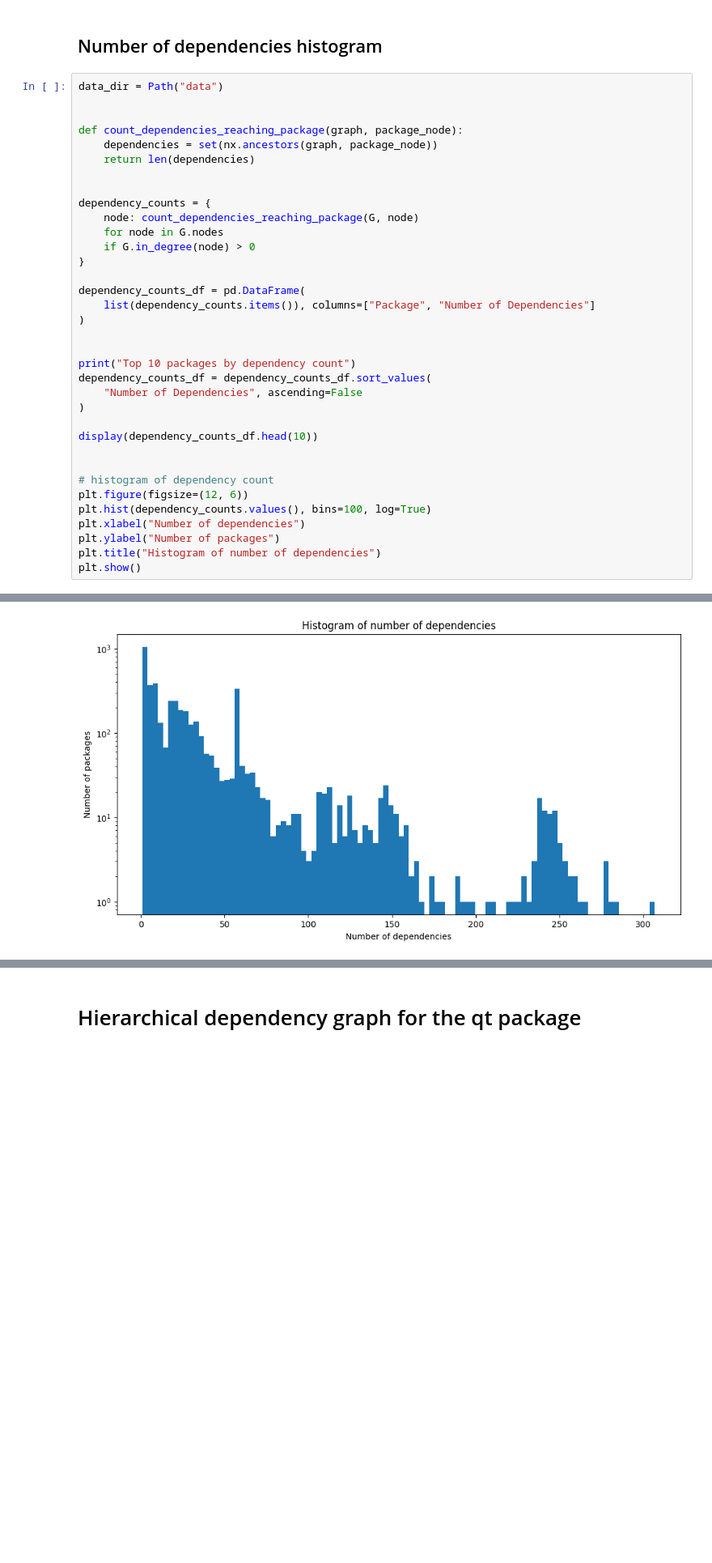
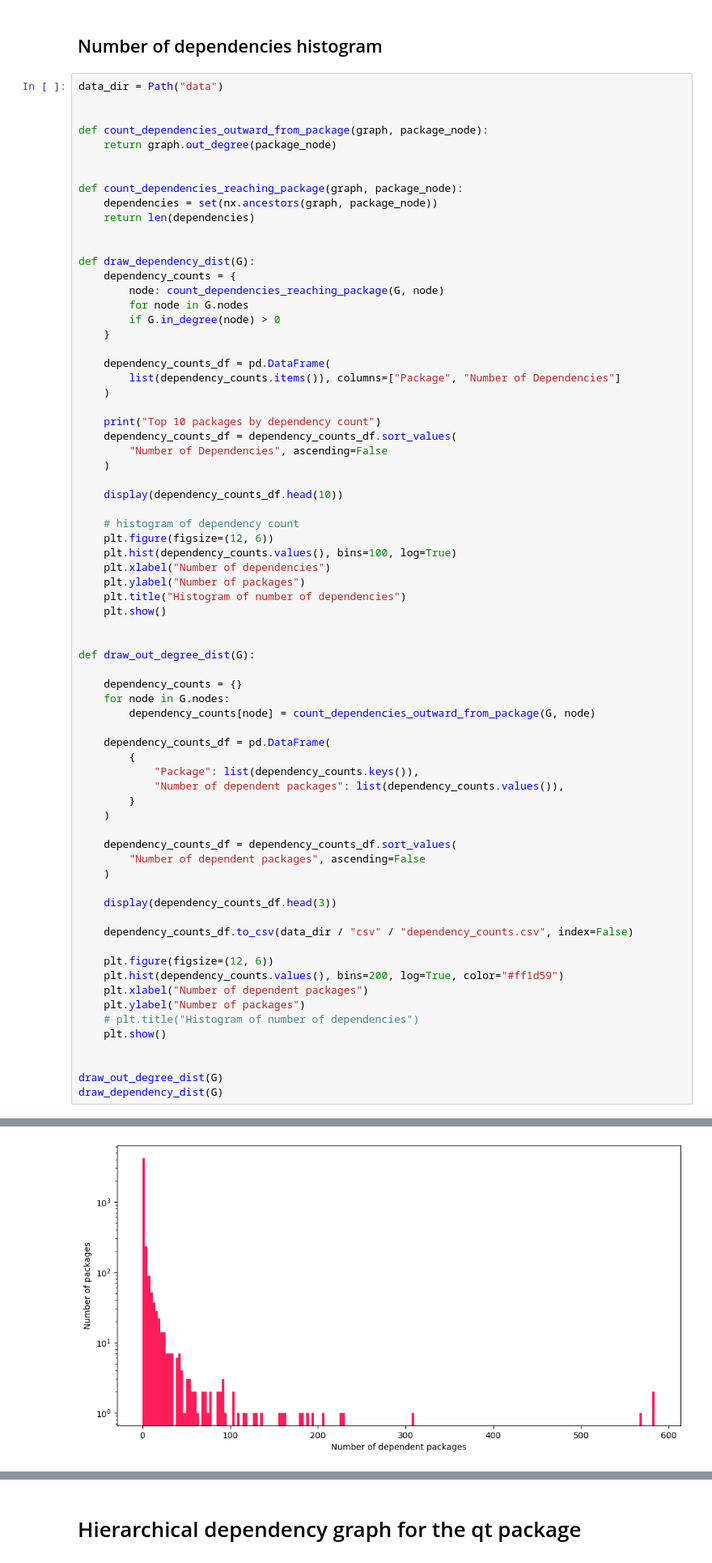
Before and after one commit to Krrer-uni/DAVe, a Jupyter notebook: dave.ipynb, the cells around one changed output, grey strips where cells are left out. Shown at 81% size. Saved outputs shown, nothing was run; the diff lists cells and outputs as text; blank space fills up the shorter version.

Commit message:
dependency dist

```diff
--- a/dave.ipynb
+++ b/dave.ipynb
@@ -159,6 +160,10 @@ find_dependents_to_infect("ruby", "install_on_request")
 ## Number of dependencies histogram
 # %%
 data_dir = Path("data")
+
+
+def count_dependencies_outward_from_package(graph, package_node):
+    return graph.out_degree(package_node)
 
 
 def count_dependencies_reaching_package(graph, package_node):
@@ -166,30 +171,62 @@ def count_dependencies_reaching_package(graph, package_node):
     return len(dependencies)
 
 
-dependency_counts = {
-    node: count_dependencies_reaching_package(G, node)
-    for node in G.nodes
-    if G.in_degree(node) > 0
-}
+def draw_dependency_dist(G):
+    dependency_counts = {
+        node: count_dependencies_reaching_package(G, node)
+        for node in G.nodes
+        if G.in_degree(node) > 0
+    }
 
-dependency_counts_df = pd.DataFrame(
-    list(dependency_counts.items()), columns=["Package", "Number of Dependencies"]
-)
+    dependency_counts_df = pd.DataFrame(
+        list(dependency_counts.items()), columns=["Package", "Number of Dependencies"]
+    )
+
+    print("Top 10 packages by dependency count")
+    dependency_counts_df = dependency_counts_df.sort_values(
+        "Number of Dependencies", ascending=False
+    )
+
+    display(dependency_counts_df.head(10))
+
+    # histogram of dependency count
+    plt.figure(figsize=(12, 6))
+    plt.hist(dependency_counts.values(), bins=100, log=True)
+    plt.xlabel("Number of dependencies")
+    plt.ylabel("Number of packages")
+    plt.title("Histogram of number of dependencies")
+    plt.show()
 
 
-print("Top 10 packages by dependency count")
-dependency_counts_df = dependency_counts_df.sort_values(
-    "Number of Dependencies", ascending=False
-)
+def draw_out_degree_dist(G):
 
-display(dependency_counts_df.head(10))
+    dependency_counts = {}
+    for node in G.nodes:
+        dependency_counts[node] = count_dependencies_outward_from_package(G, node)
+
+    dependency_counts_df = pd.DataFrame(
+        {
+            "Package": list(dependency_counts.keys()),
+            "Number of dependent packages": list(dependency_counts.values()),
+        }
+    )
+
+    dependency_counts_df = dependency_counts_df.sort_values(
+        "Number of dependent packages", ascending=False
+    )
+
+    display(dependency_counts_df.head(3))
+
+    dependency_counts_df.to_csv(data_dir / "csv" / "dependency_counts.csv", index=False)
+
+    plt.figure(figsize=(12, 6))
+    plt.hist(dependency_counts.values(), bins=200, log=True, color="#ff1d59")
+    plt.xlabel("Number of dependent packages")
+    plt.ylabel("Number of packages")
+    # plt.title("Histogram of number of dependencies")
+    plt.show()
 
 
-# histogram of dependency count
-plt.figure(figsize=(12, 6))
-plt.hist(dependency_counts.values(), bins=100, log=True)
-plt.xlabel("Number of dependencies")
-plt.ylabel("Number of packages")
-plt.title("Histogram of number of dependencies")
-plt.show()
+draw_out_degree_dist(G)
+draw_dependency_dist(G)
 # %% [output]
@@ -208 +237 @@ Top 10 packages by dependency count
-[figure, old version]
+[figure, new version]
```
Also changed, not shown: parts of 6 cells of this notebook, 1 other file.
